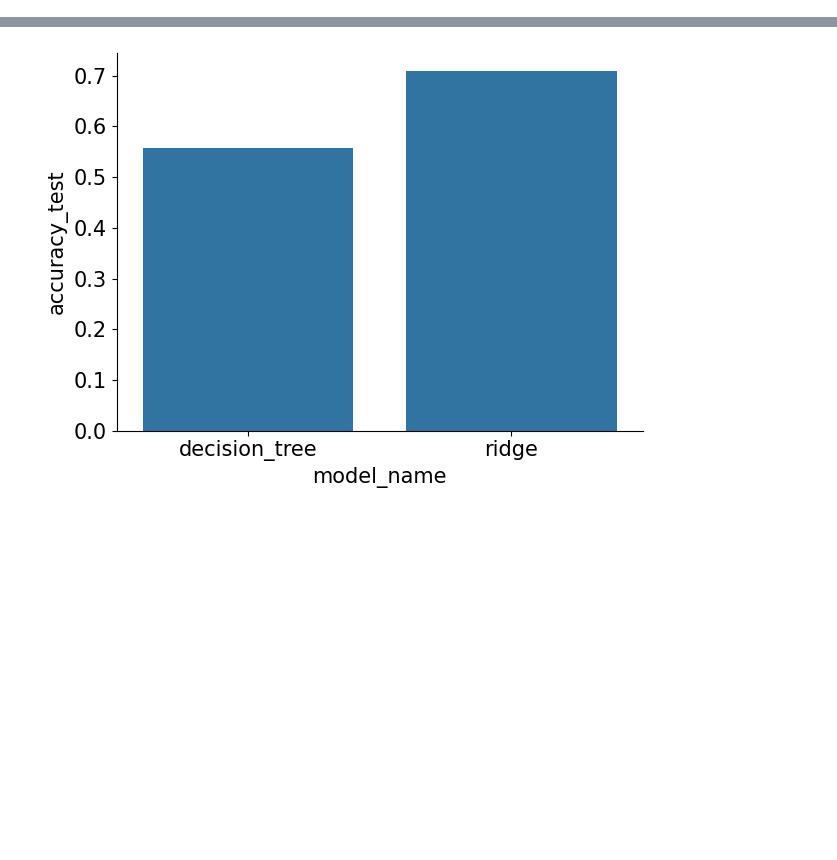
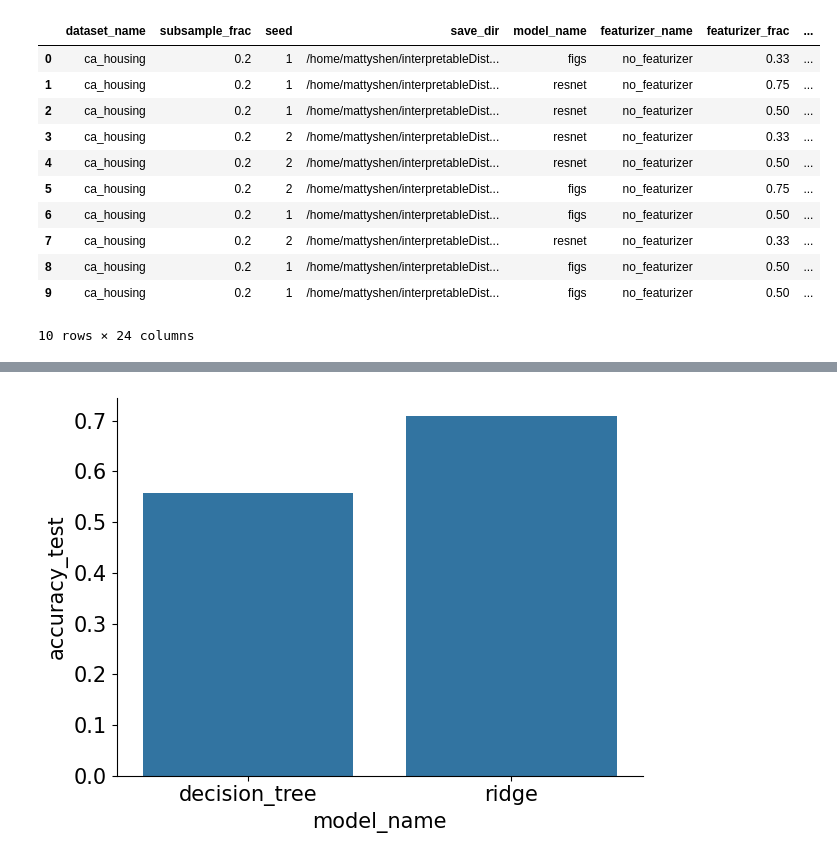
Before and after one commit to mattyshen/adaptiveTTI, a Jupyter notebook: notebooks/01_model_results.ipynb, the cells around one changed output, grey strips where cells are left out. Drawn from its saved outputs; the diff is of its cells as text; code cells hidden in the pictures; blank space fills up the shorter version.

```diff
--- a/notebooks/01_model_results.ipynb
+++ b/notebooks/01_model_results.ipynb
@@ -30,3 +41,18 @@ ModuleNotFoundError: No module named 'imodelsx'
+# %%
+r.head(10)
+# %% [output]
+|  | dataset_name | subsample_frac | seed | save_dir | model_name | featurizer_name | featurizer_frac | ... |
+| 0 | ca_housing | 0.2 | 1 | /home/mattyshen/interpretableDist... | figs | no_featurizer | 0.33 | ... |
+| 1 | ca_housing | 0.2 | 1 | /home/mattyshen/interpretableDist... | resnet | no_featurizer | 0.75 | ... |
+| 2 | ca_housing | 0.2 | 1 | /home/mattyshen/interpretableDist... | resnet | no_featurizer | 0.50 | ... |
+| 3 | ca_housing | 0.2 | 2 | /home/mattyshen/interpretableDist... | resnet | no_featurizer | 0.33 | ... |
+| 4 | ca_housing | 0.2 | 2 | /home/mattyshen/interpretableDist... | resnet | no_featurizer | 0.50 | ... |
+| 5 | ca_housing | 0.2 | 2 | /home/mattyshen/interpretableDist... | figs | no_featurizer | 0.75 | ... |
+| 6 | ca_housing | 0.2 | 1 | /home/mattyshen/interpretableDist... | figs | no_featurizer | 0.50 | ... |
+| 7 | ca_housing | 0.2 | 2 | /home/mattyshen/interpretableDist... | resnet | no_featurizer | 0.33 | ... |
+| 8 | ca_housing | 0.2 | 1 | /home/mattyshen/interpretableDist... | figs | no_featurizer | 0.50 | ... |
+| 9 | ca_housing | 0.2 | 1 | /home/mattyshen/interpretableDist... | figs | no_featurizer | 0.50 | ... |
+10 rows × 24 columns
 # %%
 # group using these experiment hyperparams when averaging over random seeds
 ravg = imodelsx.process_results.average_over_seeds(
```
Also changed, not shown: parts of 1 cell of this notebook, 9 other files.
